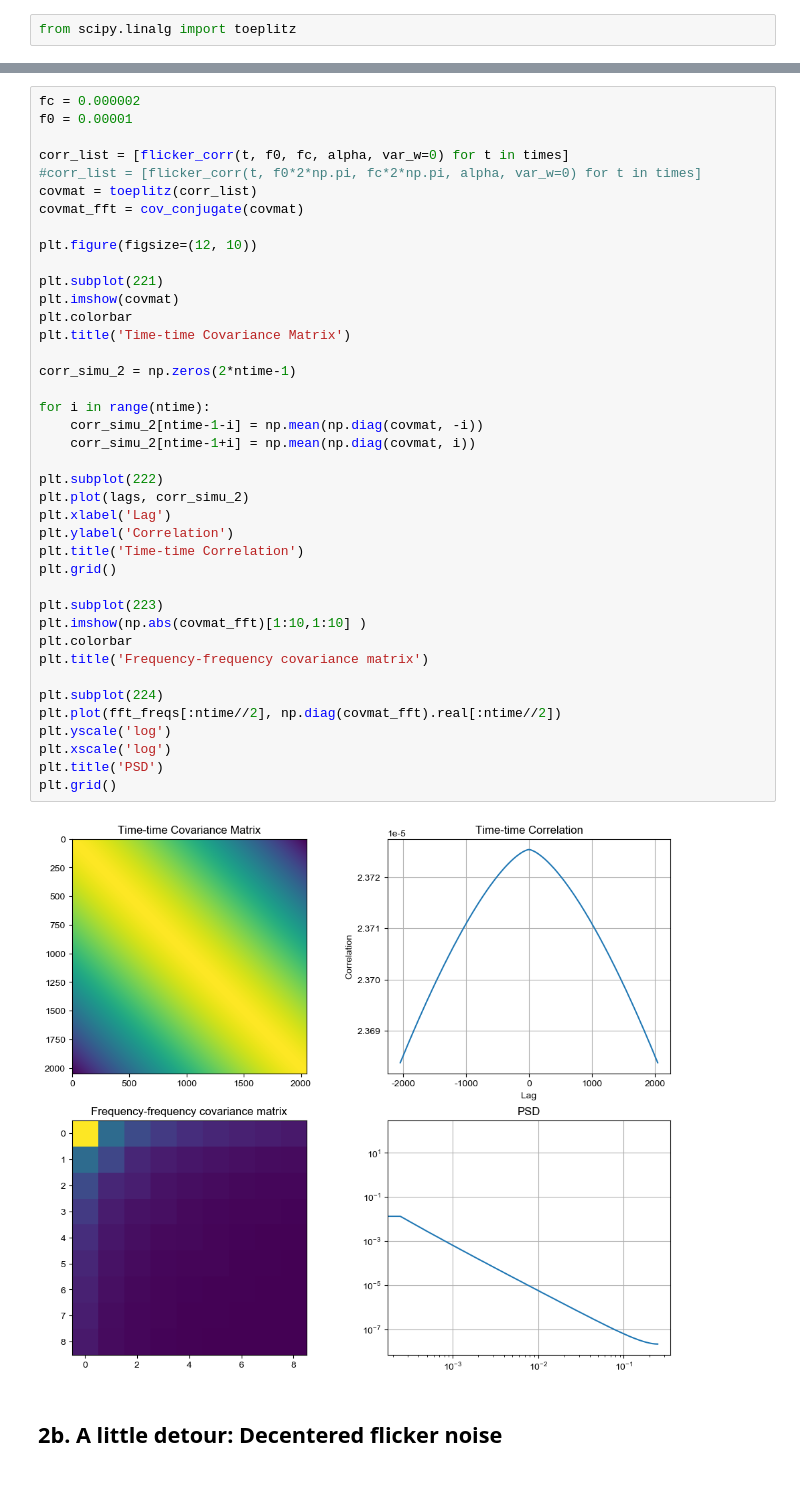
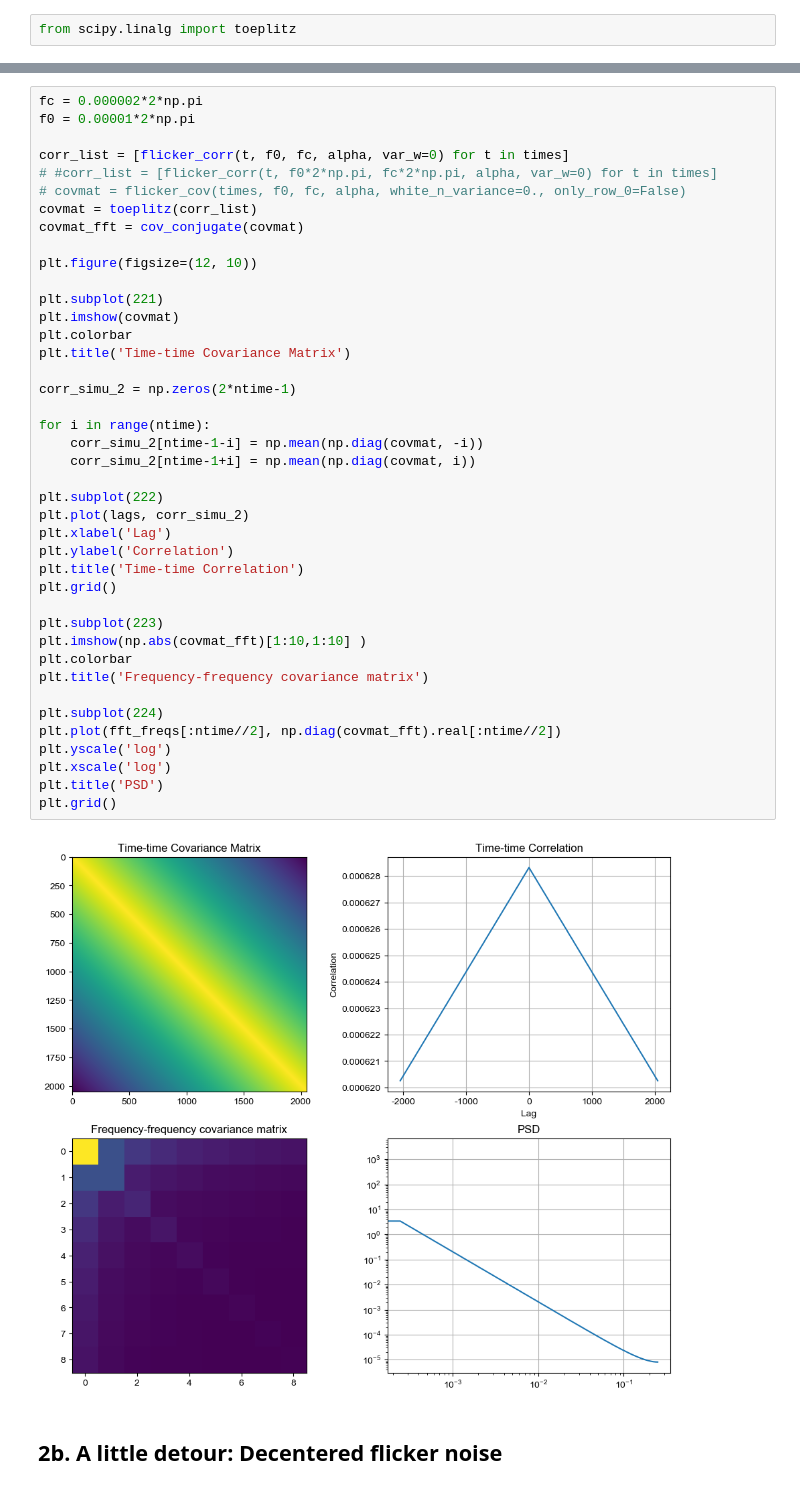
Before and after one commit to zzhang0123/hydra-tod, a Jupyter notebook: demonstration.ipynb, the cells around one changed output, grey strips where cells are left out. Cells and saved outputs as stored; diff of their text form.

```diff
--- a/demonstration.ipynb
+++ b/demonstration.ipynb
@@ -99,9 +136,10 @@ from scipy.linalg import toeplitz
 # %%
-fc = 0.000002
-f0 = 0.00001
+fc = 0.000002*2*np.pi
+f0 = 0.00001*2*np.pi
 
 corr_list = [flicker_corr(t, f0, fc, alpha, var_w=0) for t in times]
-#corr_list = [flicker_corr(t, f0*2*np.pi, fc*2*np.pi, alpha, var_w=0) for t in times]
+# #corr_list = [flicker_corr(t, f0*2*np.pi, fc*2*np.pi, alpha, var_w=0) for t in times]
+# covmat = flicker_cov(times, f0, fc, alpha, white_n_variance=0., only_row_0=False)
 covmat = toeplitz(corr_list)
 covmat_fft = cov_conjugate(covmat)
 
@@ -110,34 +148,34 @@ plt.figure(figsize=(12, 10))
 plt.subplot(221)
 plt.imshow(covmat)
 plt.colorbar
 plt.title('Time-time Covariance Matrix')
 
 corr_simu_2 = np.zeros(2*ntime-1)
 
 for i in range(ntime):
     corr_simu_2[ntime-1-i] = np.mean(np.diag(covmat, -i))
     corr_simu_2[ntime-1+i] = np.mean(np.diag(covmat, i))
 
 plt.subplot(222)
 plt.plot(lags, corr_simu_2)
 plt.xlabel('Lag')
 plt.ylabel('Correlation')
 plt.title('Time-time Correlation')
 plt.grid()
 
 plt.subplot(223)
 plt.imshow(np.abs(covmat_fft)[1:10,1:10] )
 plt.colorbar
 plt.title('Frequency-frequency covariance matrix')
 
 plt.subplot(224)
 plt.plot(fft_freqs[:ntime//2], np.diag(covmat_fft).real[:ntime//2])
 plt.yscale('log')
 plt.xscale('log')
 plt.title('PSD')
 plt.grid()
 # %% [output]
-[figure, old version]
+[figure, new version]
 # %% [markdown]
 ## **2b.** A little detour: Decentered flicker noise
 # %%
```
Also changed, not shown: parts of 12 cells of this notebook, 20 other files.
